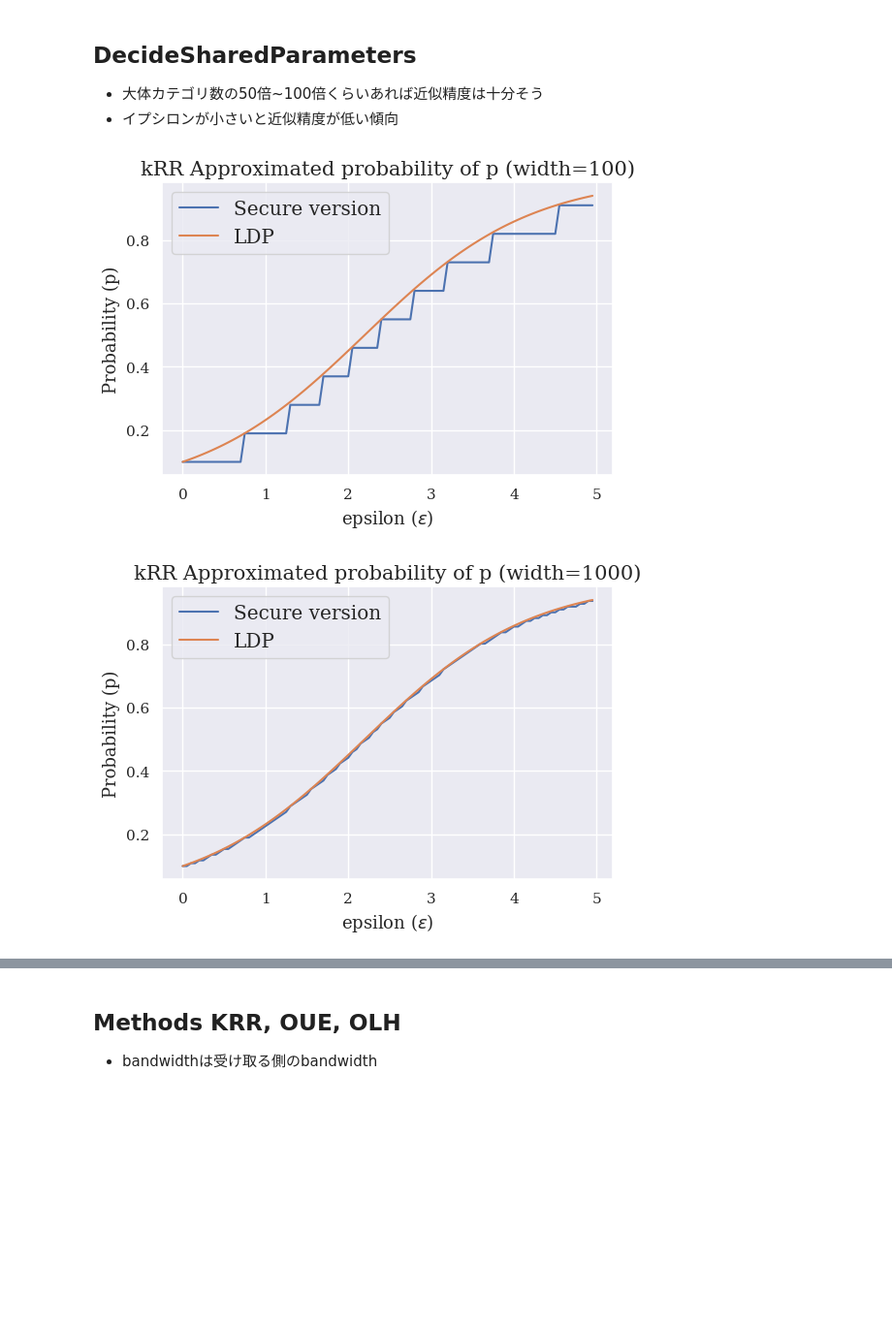
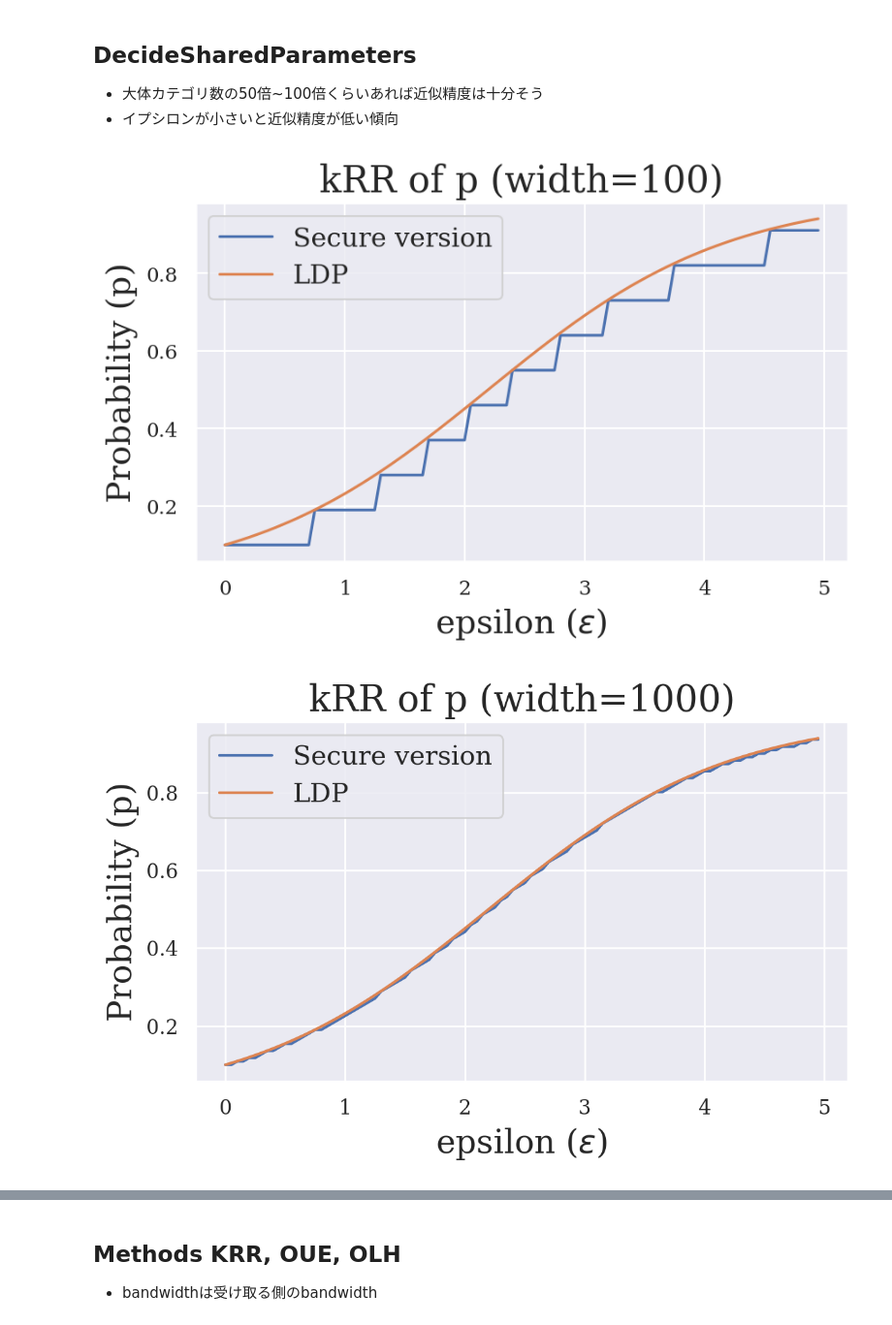
Before and after one commit to FumiyukiKato/verifiable-ldp, a Jupyter notebook: notebook/visualize.ipynb, the cells around one changed output, grey strips where cells are left out. Shown at 97% size. Cells and saved outputs as stored; diff of their text form; code cells hidden in the pictures; blank space fills up the shorter version.

Commit message:
update visualization

```diff
--- a/notebook/visualize.ipynb
+++ b/notebook/visualize.ipynb
@@ -27,34 +27,35 @@ sns.set(font="serif")
 # %%
 epsilon = 5
 width = 100
 cate_num = 10
 categories = list(range(0, cate_num))
 
 data = {'epsilon': [], 'probability': [], 'protocol': []}
 
 for i in range(0, 100):
     eps = epsilon * i / 100
     d, l, n, z = krr.buildKrrParams(eps, width, categories)
     data['epsilon'].append(eps)
     data['probability'].append(l/n)
     data['protocol'].append('Secure version')
     ratio = np.exp(eps) / ((d-1) + np.exp(eps))
     data['epsilon'].append(eps)
     data['probability'].append(ratio)
     data['protocol'].append('LDP')
 
-fig = plt.figure(dpi=100)
+fig = plt.figure(dpi=150)
 ax1 = fig.add_subplot(1, 1, 1)
 
 sns.lineplot(x="epsilon", y="probability", hue='protocol', data=data, ax=ax1)
-ax1.set_title('kRR Approximated probability of p (width=%d)'% width, fontsize=15)
-ax1.set_xlabel('epsilon ($\epsilon$)', fontsize=13)
-ax1.set_ylabel('Probability (p)', fontsize=13)
+ax1.set_title('kRR of p (width=%d)'% width, fontsize=20)
+ax1.set_xlabel('epsilon ($\epsilon$)', fontsize=18)
+ax1.set_ylabel('Probability (p)', fontsize=18)
 ax1.legend(fontsize='large')
+plt.tight_layout()
 plt.show()
 fig.savefig('dsp-width100-cate10.png')
 # %% [output]
-[figure, old version]
+[figure, new version]
 # %%
 epsilon = 5
 width = 1000
@@ -74,18 +75,19 @@ for i in range(0, 100):
     data['probability'].append(ratio)
     data['protocol'].append('LDP')
 
-fig = plt.figure(dpi=100)
+fig = plt.figure(dpi=200)
 ax1 = fig.add_subplot(1, 1, 1)
 
 sns.lineplot(x="epsilon", y="probability", hue='protocol', data=data, ax=ax1)
-ax1.set_title('kRR Approximated probability of p (width=%d)'% width, fontsize=15)
-ax1.set_xlabel('epsilon ($\epsilon$)', fontsize=13)
-ax1.set_ylabel('Probability (p)', fontsize=13)
+ax1.set_title('kRR of p (width=%d)'% width, fontsize=20)
+ax1.set_xlabel('epsilon ($\epsilon$)', fontsize=18)
+ax1.set_ylabel('Probability (p)', fontsize=18)
 ax1.legend(fontsize='large')
+plt.tight_layout()
 plt.show()
 fig.savefig('dsp-width1000-cate10.png')
 # %% [output]
-[figure, old version]
+[figure, new version]
 # %%
 epsilon = 5
 width = 100
```
Also changed, not shown: parts of 6 cells of this notebook.
